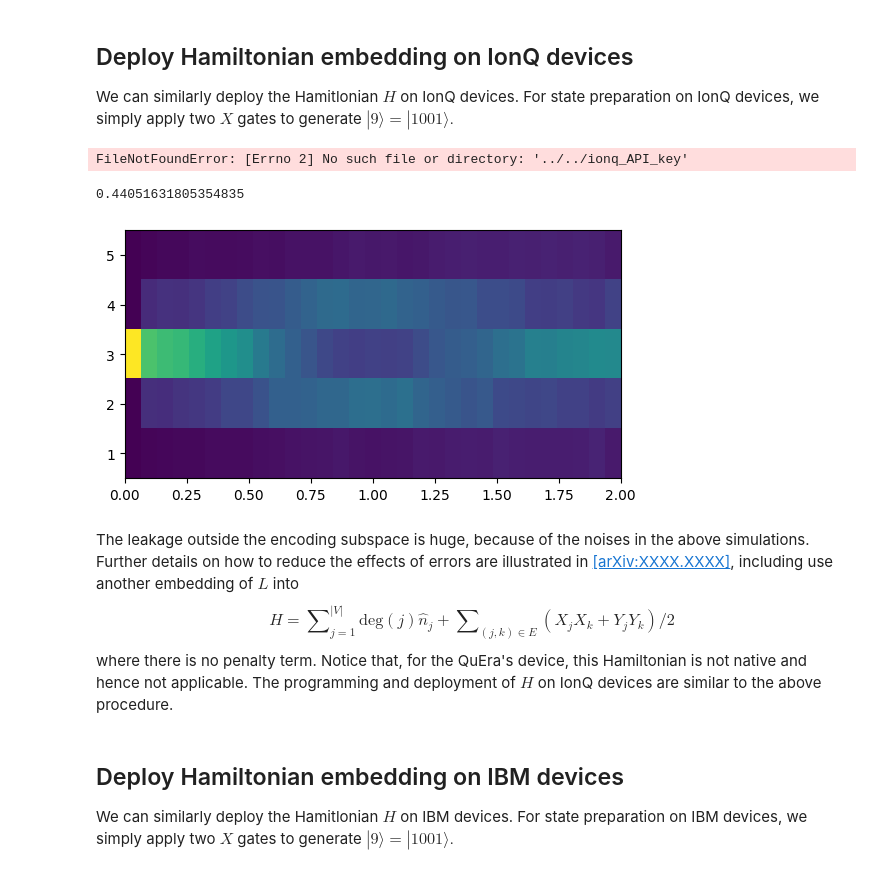
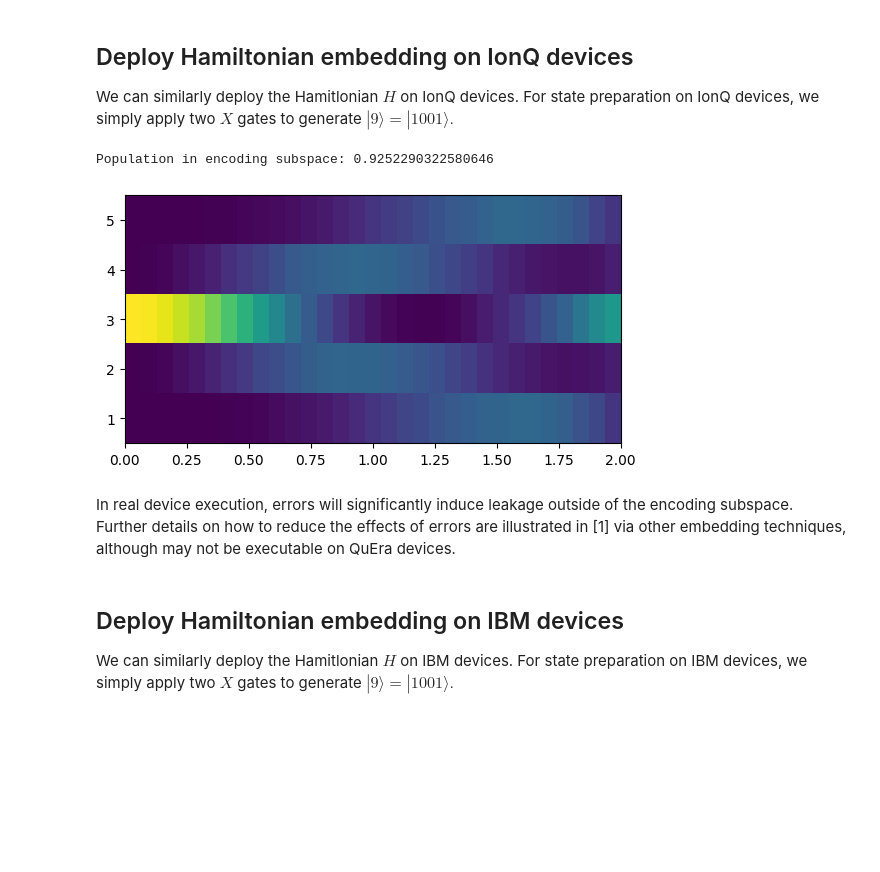
Before and after one commit to PicksPeng/SimuQ, a Jupyter notebook: notebooks/tutorials/2-qwalk.ipynb, the cells around one changed output. Drawn from its saved outputs; the diff is of its cells as text; code cells hidden in the pictures; blank space fills up the shorter version.

Commit message:
upgrade to v0.2.1: bug fixing and clean up ibm provider.

```diff
--- a/notebooks/tutorials/2-qwalk.ipynb
+++ b/notebooks/tutorials/2-qwalk.ipynb
@@ -116,12 +116,12 @@ Now that the embedding Hamiltonian $H'$ only involves $X$, $Z$, and $ZZ$ terms,
 # %% [markdown]
 First, we program the embedding Hamiltonian $H'$ using SimuQ.
 # %%
-from simuq.qsystem import QSystem, Qubit
+from simuq import QSystem, Qubit
 
 def chain_walk(N, T, g, scaler=1):
     walk = QSystem()
     N1 = N - 1
-    q = [Qubit(walk)] * N1
+    q = [Qubit(walk) for _ in range(N1)]
     nhat = [(q[j].Z - q[j].I) / 2 for j in range(N1)]
 
     # Penalty Hamiltonian
@@ -270,7 +270,7 @@ Here we import the pre-trained state preparation pulses from NPZ files. The stat
 def load_state_prep(file):
     state_prep_pulse = np.load(file)
     sp_omega = state_prep_pulse.f.omega
-    sp_delta = state_prep_pulse.f.delta
+    sp_delta = np.clip(state_prep_pulse.f.delta, -125, 125)
     sp_phi = np.zeros_like(sp_omega)
     sp_times = state_prep_pulse.f.times
     diff_sp_times = [sp_times[i + 1] - sp_times[i] for i in range(len(sp_times) - 1)]
@@ -340,9 +337,3 @@ Population in encoding subspace: 0.9761656421334804
 ## Deploy Hamiltonian embedding on IonQ devices
 
 We can similarly deploy the Hamitlonian $H$ on IonQ devices. For state preparation on IonQ devices, we simply apply two $X$ gates to generate $|9\rangle=|1001\rangle.$
-# %%
-from simuq.ionq import IonQProvider
-
-ionqp = IonQProvider(from_file="../../ionq_API_key")
-# %% [output]
-FileNotFoundError: [Errno 2] No such file or directory: '../../ionq_API_key'
@@ -354,24 +340,22 @@ state_prep = {"circuit'" [x_gate(0), x_gate(3)]}
 # %%
-import time
+from simuq.braket import BraketIonQCircuit
 
+state_prep = BraketIonQCircuit(N-1).gpi(0, 0).gpi(3, 0)
+
+timestep = np.linspace(0, T, steps + 1)
 results_list = []
 for t in timestep:
     walk = chain_walk(N, t, g)
-    ionqp.compile(walk, backend="aria-1", trotter_num=14, state_prep=state_prep)
-    ionqp.run(shots=4096, on_simulator=True, verbose=-1)
-    while True:
-        time.sleep(5)
-        res = ionqp.results(verbose=-1)
-        if res is not None:
-            break
-    results_list.append(res)
+    bp.compile(walk, provider="ionq", device="Aria-2", aais="heisenberg", trotter_num=6, state_prep=state_prep, verbose = -1)
+    bp.run(shots=10000, on_simulator=True, verbose=-1)
+    results_list.append(bp.results())
 
 draw_results(steps, results_list, True)
 # %% [output]
-0.44051631805354835
+Population in encoding subspace: 0.9252290322580646
-[figure, old version]
+[figure, new version]
 # %% [markdown]
-The leakage outside the encoding subspace is huge, because of the noises in the above simulations. Further details on how to reduce the effects of errors are illustrated in [[arXiv:XXXX.XXXX]](), including use another embedding of $L$ into $$H = \sum\nolimits_{j=1}^{|V|} \mathrm{deg}(j)\hat{n}_j + \sum\nolimits_{(j, k)\in E} (X_j X_k+Y_jY_k)/2$$ where there is no penalty term. Notice that, for the QuEra's device, this Hamiltonian is not native and hence not applicable. The programming and deployment of $H$ on IonQ devices are similar to the above procedure.
+In real device execution, errors will significantly induce leakage outside of the encoding subspace. Further details on how to reduce the effects of errors are illustrated in \[1\] via other embedding techniques, although may not be executable on QuEra devices.
 # %% [markdown]
 ## Deploy Hamiltonian embedding on IBM devices
 We can similarly deploy the Hamitlonian $H$ on IBM devices. For state preparation on IBM devices, we simply apply two $X$ gates to generate $|9\rangle=|1001\rangle.$
```
Also changed, not shown: parts of 13 cells of this notebook, 7 other files.
